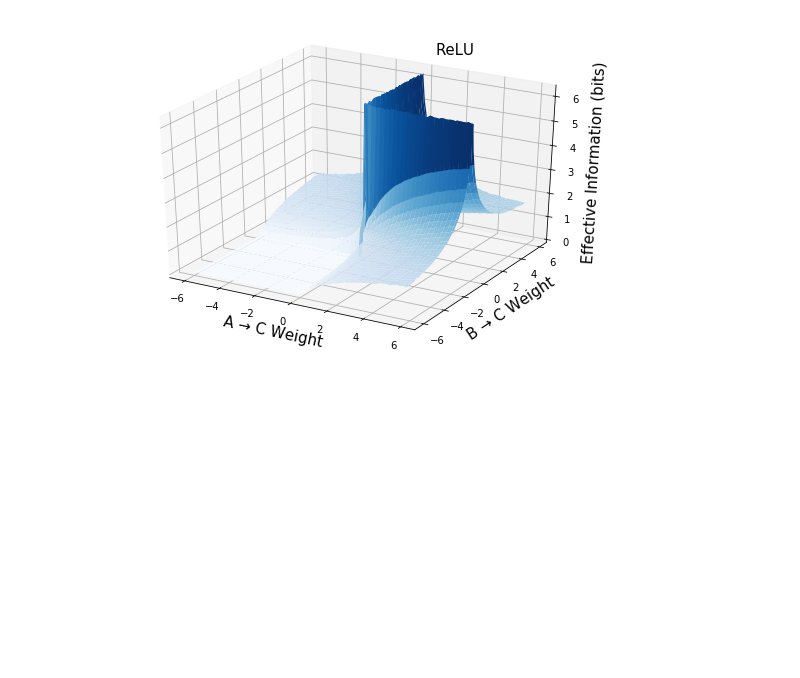
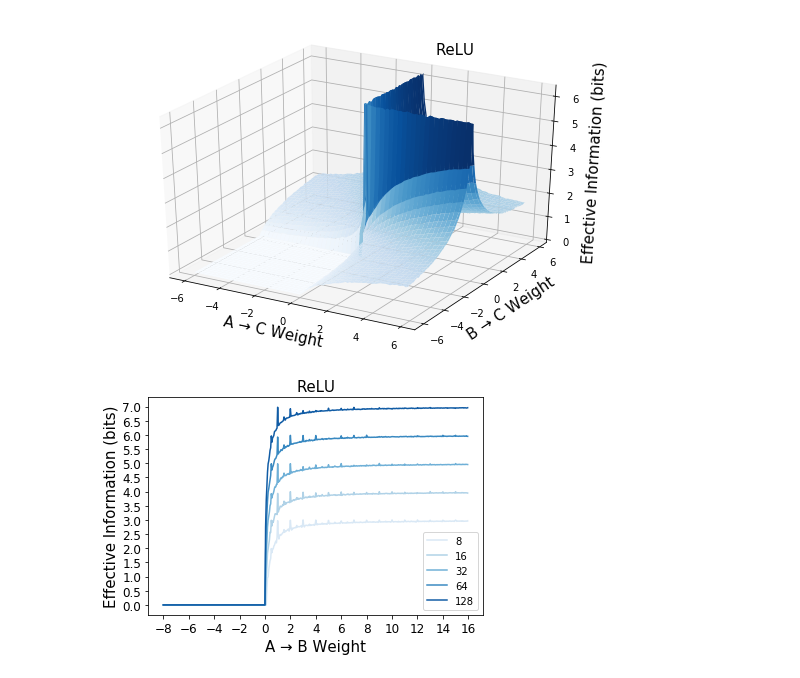
Before and after one commit to ejmichaud/ai-experiments, a Jupyter notebook: effective-information/dev/relu-activations.ipynb, the cells around one changed output. Cells and saved outputs as stored; diff of their text form; code cells hidden in the pictures; blank space fills up the shorter version.

Commit message:
added dynamic binning of output space, as was requested for ReLUs

```diff
--- a/effective-information/dev/relu-activations.ipynb
+++ b/effective-information/dev/relu-activations.ipynb
@@ -739,3 +739,57 @@ ax.set_zlabel('Effective Information (bits)', fontsize=15)
 plt.savefig("figures/relu/relu_0_1_dynamic_2d-blue", dpi=300, bbox_inches='tight')
 # %% [output]
 [figure]
+# %%
+singleton = nn.Linear(1, 1, bias=False).to(device)
+top = topology_of(singleton, torch.zeros((1, 1)).to(device))
+
+fig, ax = plt.subplots(1,1)
+
+ws = np.arange(-8, 16, 0.05)
+binSizes = [8, 16, 32, 64, 128]
+for binSize in binSizes:
+    color = blueMap(binSizes, binSize)
+    eis = []
+    for w in ws:
+        singleton.weight.data[0][0] = w
+#         print("---------------\nweight: {}".format(w))
+        eis.append(ei_of_layer(singleton, top,
+                               samples=5000,
+                               batch_size=1000,
+                               in_range=(0, 1),
+                               in_bins=binSize,
+                               out_range='dynamic',
+                               out_bins='dynamic',
+                               activation=nn.ReLU(),
+                               device=device))
+#     if binSize == 64: color = 'black'
+    ax.plot(ws, eis, color=color, label=str(binSize))
+
+# TODO: add a legend with the greyscale values
+
+# Perhaps use tickmarks of e size?
+ax.yaxis.set_major_locator(matplotlib.ticker.MultipleLocator(0.5))
+ax.xaxis.set_major_locator(matplotlib.ticker.MultipleLocator(2.0))
+ax.tick_params(axis='both',which='major',labelsize=12)
+#ax.xaxis.set_major_locator(matplotlib.ticker.MultipleLocator(numpy.e))
+#ax.xaxis.set_ticklabels(['','0','e','2e','3e','4e','5e','6e','7e','8e','9e','10e'])
+
+plt.draw()
+limit = ax.get_ylim()
+plt.autoscale(False)
+# Plot the vertical line indicating e
+# plt.plot((np.e, np.e), (limit[0], 5.6), 'gray')
+
+# fitY = EIfit(plotValues)
+# plt.plot(plotValues, fitY)
+
+# The labels
+
+ax.set_title("ReLU", fontsize=15)
+ax.set_xlabel('A → B Weight', fontsize=15)
+ax.set_ylabel('Effective Information (bits)',fontsize=15)
+plt.legend(loc="lower right")
+
+plt.savefig("figures/relu/relu_0_1_dynamic_dynamic_1d_blue", dpi=300, bbox_inches='tight')
+# %% [output]
+[figure, added]
```
Also changed, not shown: parts of 2 cells of this notebook, 2 other files.
